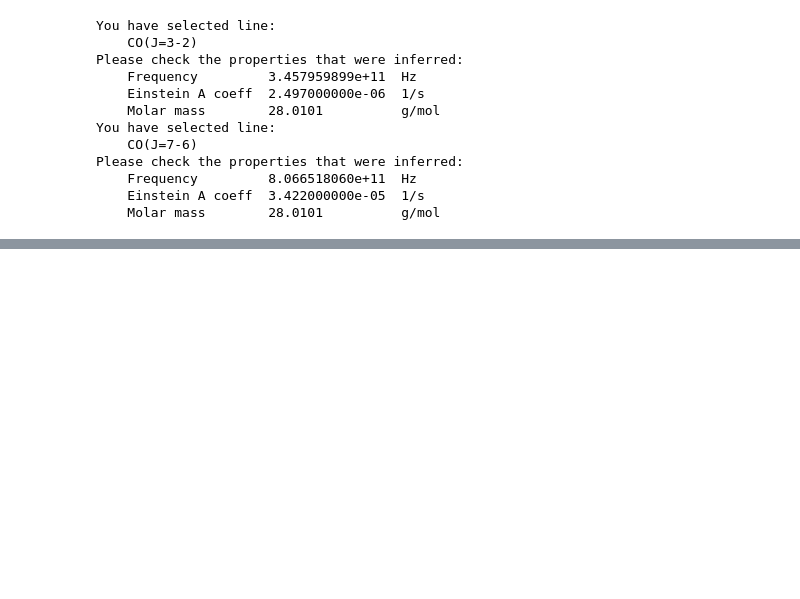
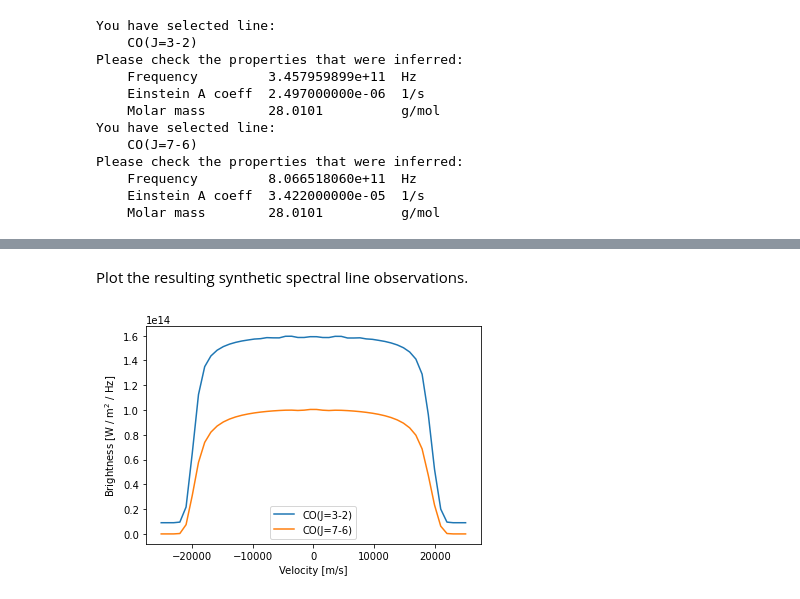
Before and after one commit to Magritte-code/pomme, a Jupyter notebook: docs/src/examples/spherically_symmetric.ipynb, the cells around one changed output, grey strips where cells are left out. Cells and saved outputs as stored; diff of their text form; code cells hidden in the pictures; blank space fills up the shorter version.

```diff
--- a/docs/src/examples/spherically_symmetric.ipynb
+++ b/docs/src/examples/spherically_symmetric.ipynb
@@ -69,0 +103,14 @@ v_turb = (1.0e+0 * units.km / units.s).si.value
+# %%
+from pomme.model import TensorModel
+
+model = TensorModel(sizes=r_out, shape=n_elements)
+model['log_r'         ] = np.log(rs)
+model['log_CO'        ] = np.log(n_CO)
+model['log_turbulence'] = np.log(v_turb)
+model['log_v_in'      ] = np.log(v_in)
+model['log_v_inf'     ] = np.log(v_inf)
+model['log_beta'      ] = np.log(beta)
+model['log_epsilon'   ] = np.log(epsilon)
+model['log_T_star'    ] = np.log(T_star)
+model['log_r_star'    ] = np.log(r_star)
+model.save('1D_stellar_wind_truth.h5')
@@ -70 +187,10 @@ v_turb = (1.0e+0 * units.km / units.s).si.value
+# %%
+from pomme.model import SphericalModel
+
+smodel_truth = SphericalModel(rs, model, r_star=r_star)
+smodel_truth.get_velocity           = get_velocity
+smodel_truth.get_abundance          = get_abundance
+smodel_truth.get_turbulence         = get_turbulence
+smodel_truth.get_temperature        = get_temperature
+smodel_truth.get_boundary_condition = get_boundary_condition
 # %% [markdown]
@@ -192,2 +238,13 @@ frequencies = [(1.0 + velocities / constants.c.si.value) * line.frequency for li
 # %%
-obss = smodel.image(lines, frequencies, r_max=r_out)
+obss = smodel_truth.image(lines, frequencies, r_max=r_out)
+# %% [markdown]
+Plot the resulting synthetic spectral line observations.
+# %%
+for line, obs in zip(lines, obss):
+    plt.plot(velocities, obs, label=line.description)
+plt.legend()
+plt.xlabel('Velocity [m/s]')
+plt.ylabel('Brightness [W / m$^2$ / Hz]')
+plt.show()
+# %% [output]
+[figure, added]
```
Also changed, not shown: parts of 35 cells of this notebook, 2 other files.
